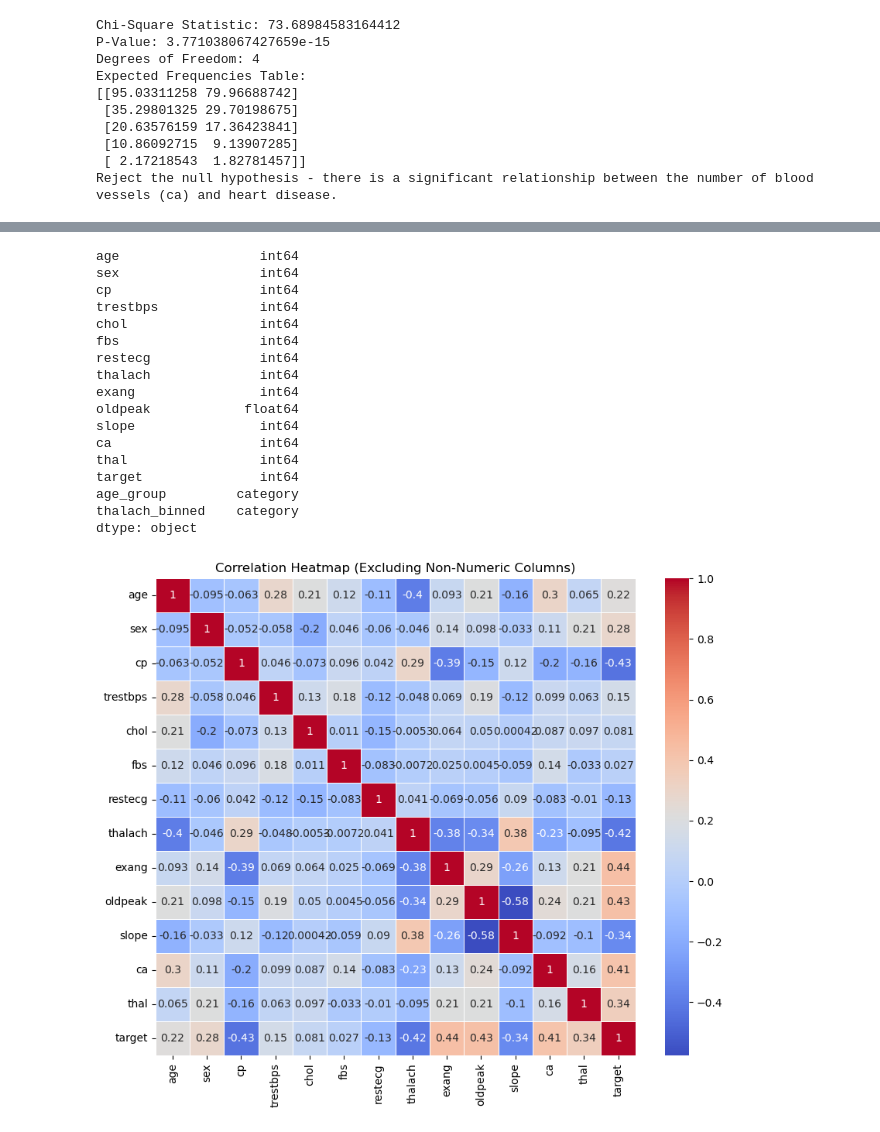
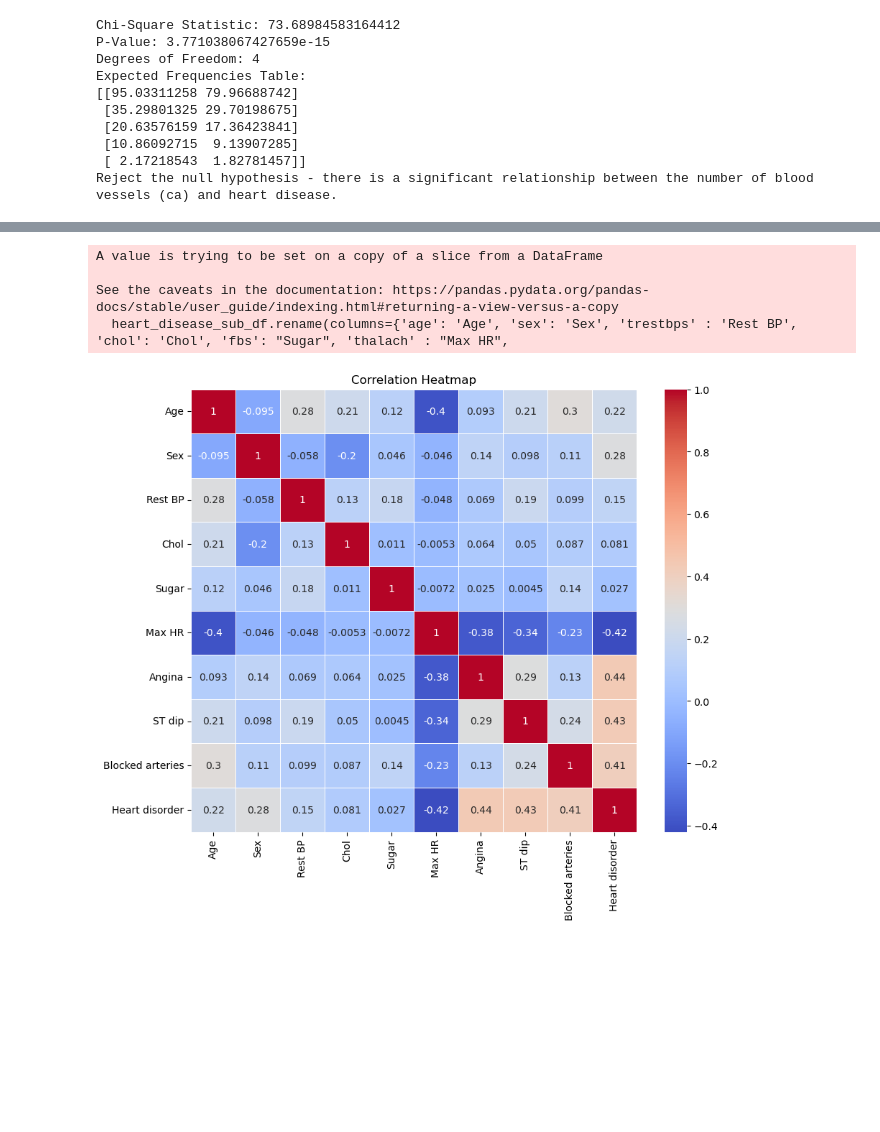
Before and after one commit to dallen91801/Heart-Disease-Analysis, a Jupyter notebook: Final_notebook_aleks (4).ipynb, the cells around one changed output, grey strips where cells are left out. Saved outputs shown, nothing was run; the diff lists cells and outputs as text; code cells hidden in the pictures; blank space fills up the shorter version.

```diff
--- a/Final_notebook.ipynb
+++ b/Final_notebook_aleks (4).ipynb
@@ -669,41 +853,26 @@ ValueError: could not convert string to float: '40-49'
 # %%
-import pandas as pd
-import seaborn as sns
-import matplotlib.pyplot as plt
+#create heatmap of ordered variables
+heart_disease_sub_df= heart_disease_df[['age', 'sex', 'trestbps', 'chol', 'fbs', 'thalach','exang', 'oldpeak', 'ca', 'target']]
+heart_disease_sub_df
 
-# Assuming heart_disease_df is your DataFrame
-# Check the data types
-print(heart_disease_df.dtypes)
-
-# Exclude non-numeric columns (like 'country' and any other non-numeric columns)
-numeric_df = heart_disease_df.select_dtypes(include=['float64', 'int64'])
+# Rename columns
+heart_disease_sub_df.rename(columns={'age': 'Age', 'sex': 'Sex', 'trestbps' : 'Rest BP', 'chol': 'Chol', 'fbs': "Sugar", 'thalach' : "Max HR",
+                   'exang': "Angina", 'oldpeak' : 'ST dip', 'ca': 'Blocked arteries', 'target': "Heart disorder"}, inplace=True)
 
 # Calculate the correlation matrix
-corr_matrix = numeric_df.corr()
+corr_matrix = heart_disease_sub_df.corr()
+corr_matrix
 
 # Create the heatmap
 plt.figure(figsize=(10, 8))
 sns.heatmap(corr_matrix, annot=True, cmap='coolwarm', linewidths=0.5)
 
 # Show the heatmap
-plt.title('Correlation Heatmap (Excluding Non-Numeric Columns)')
+plt.title('Correlation Heatmap')
 plt.show()
 # %% [output]
-age                  int64
-sex                  int64
-cp                   int64
-trestbps             int64
-chol                 int64
-fbs                  int64
-restecg              int64
-thalach              int64
-exang                int64
-oldpeak            float64
-slope                int64
-ca                   int64
-thal                 int64
-target               int64
-age_group         category
-thalach_binned    category
-dtype: object
+A value is trying to be set on a copy of a slice from a DataFrame
+
+See the caveats in the documentation: https://pandas.pydata.org/pandas-docs/stable/user_guide/indexing.html#returning-a-view-versus-a-copy
+  heart_disease_sub_df.rename(columns={'age': 'Age', 'sex': 'Sex', 'trestbps' : 'Rest BP', 'chol': 'Chol', 'fbs': "Sugar", 'thalach' : "Max HR",
-[figure, old version]
+[figure, new version]
```
Also changed, not shown: parts of 32 cells of this notebook, 1 other file.
